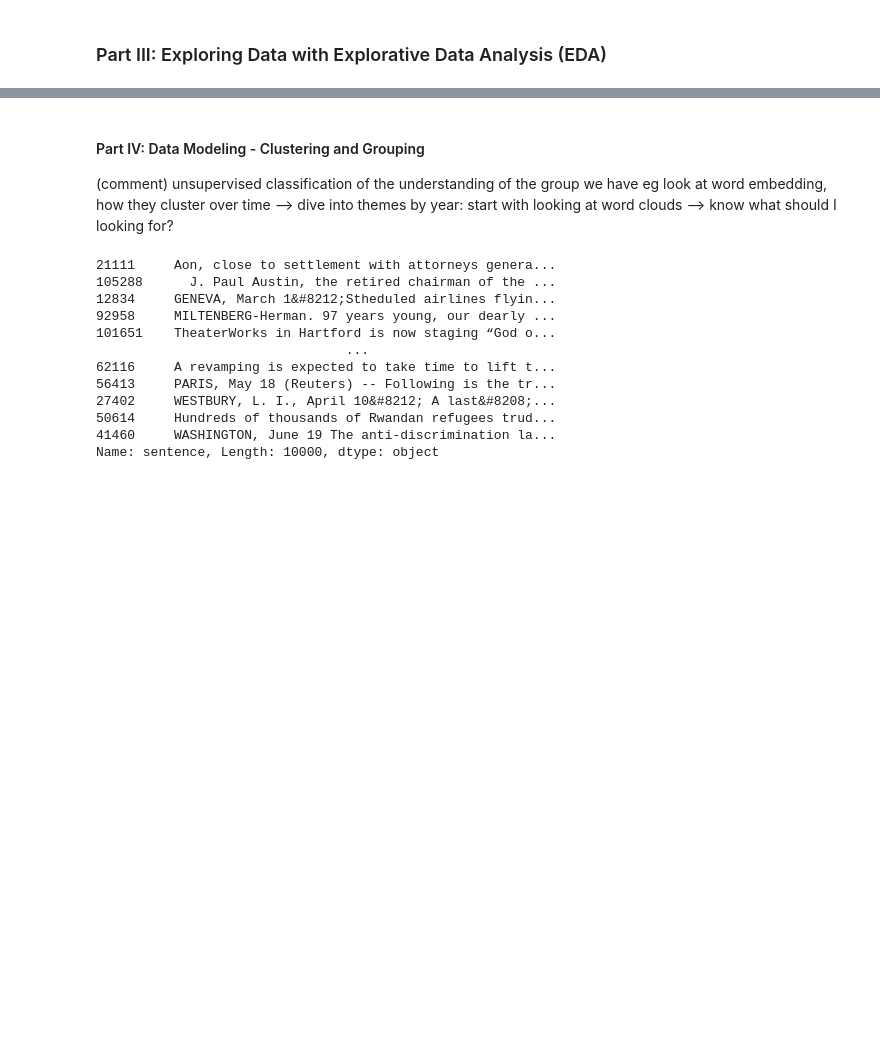
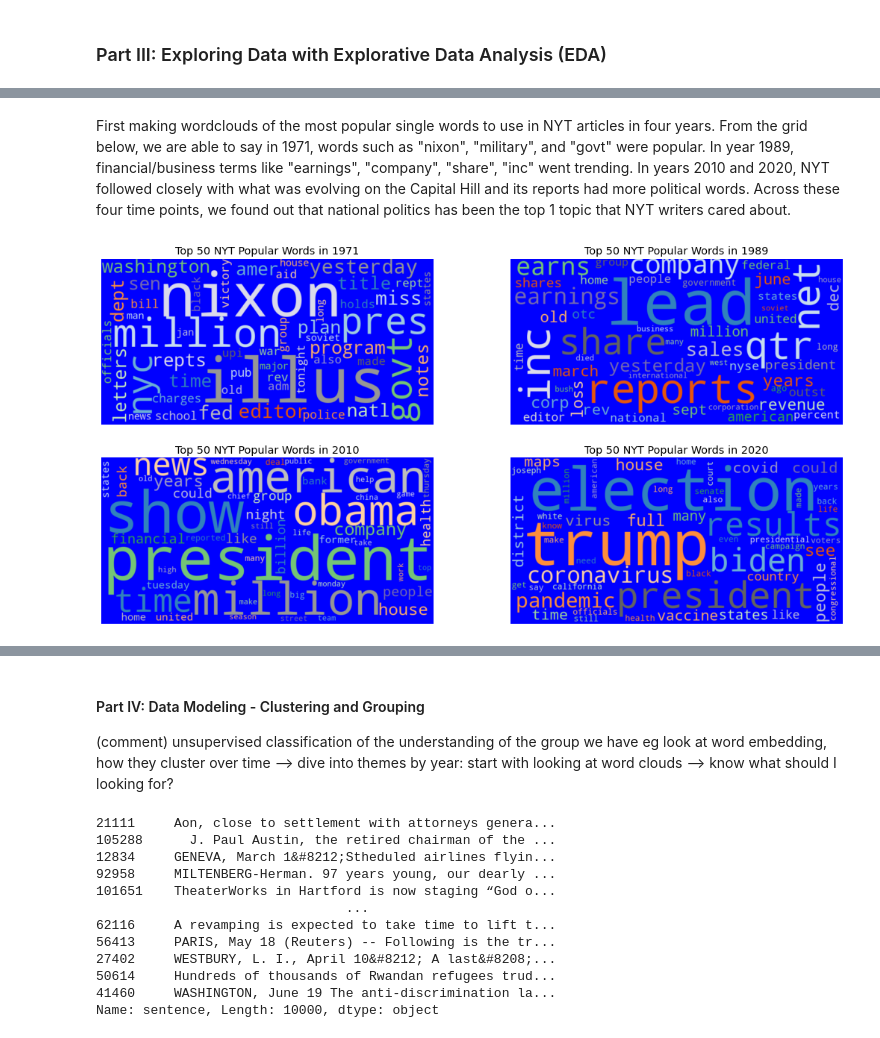
Before and after one commit to jcvincentliu/Diving-into-NYT-Articles-in-Four-Years, a Jupyter notebook: project.ipynb, the cells around one changed output, grey strips where cells are left out. Cells and saved outputs as stored; diff of their text form; code cells hidden in the pictures; blank space fills up the shorter version.

```diff
--- a/project.ipynb
+++ b/project.ipynb
@@ -279,0 +316,47 @@ count_bigram_nyt1989.most_common(20)
+# %%
+from wordcloud import WordCloud
+from matplotlib.gridspec import GridSpec
+
+def wordcloud(word_freq, title=None, max_words=200, stopwords=None, background_color = "blue", colormap = "tab20c"):
+
+    wc = WordCloud(width=800, height=400,
+                   background_color= "blue", colormap="tab20c",
+                   max_font_size=150, max_words=max_words)
+
+    # convert data frame into dict
+    if type(word_freq) == pd.Series:
+        counter = Counter(word_freq.fillna(0).to_dict())
+    else:
+        counter = word_freq
+
+    if stopwords is not None:
+        counter = {token:freq for (token, freq) in counter.items()
+                              if token not in stopwords}
+
+    wc.generate_from_frequencies(counter)
+    plt.title(title)
+
+    plt.imshow(wc, interpolation='bilinear')
+    plt.axis("off")
+# %% [markdown]
+First making wordclouds of the most popular single words to use in NYT articles in four years. From the grid below, we are able to say in 1971, words such as "nixon", "military", and "govt" were popular. In year 1989, financial/business terms like "earnings", "company", "share", "inc" went trending. In years 2010 and 2020, NYT followed closely with what was evolving on the Capital Hill and its reports had more political words. Across these four time points, we found out that national politics has been the top 1 topic that NYT writers cared about.
+# %%
+plt.figure(figsize=(18,9)) ###
+
+plt.subplot(2,2,1)  #nrows, ncols, index
+wordcloud(count_word_nyt1971, title='Top 50 NYT Popular Words in 1971', max_words=50, stopwords = stop_lst)
+plt.savefig("wordcloudNYT1971")
+
+plt.subplot(2,2,2)  #nrows, ncols, index
+wordcloud(count_word_nyt1989, title='Top 50 NYT Popular Words in 1989', max_words=50, background_color = "blue", stopwords = stop_lst)
+plt.savefig("wordcloudNYT1989")
+
+plt.subplot(2,2,3)  #nrows, ncols, index
+wordcloud(count_word_nyt2010, title='Top 50 NYT Popular Words in 2010', max_words=50, background_color = "white", colormap="Paired", stopwords = stop_lst)
+plt.savefig("wordcloudNYT2010")
+
+plt.subplot(2,2,4)  #nrows, ncols, index
+wordcloud(count_word_nyt2020, title='Top 50 NYT Popular Words in 2020', max_words=50, background_color = "blue", stopwords = stop_lst)
+plt.savefig("wordcloudNYT2020")
+# %% [output]
+[figure, added]
```
Also changed, not shown: parts of 54 cells of this notebook.
